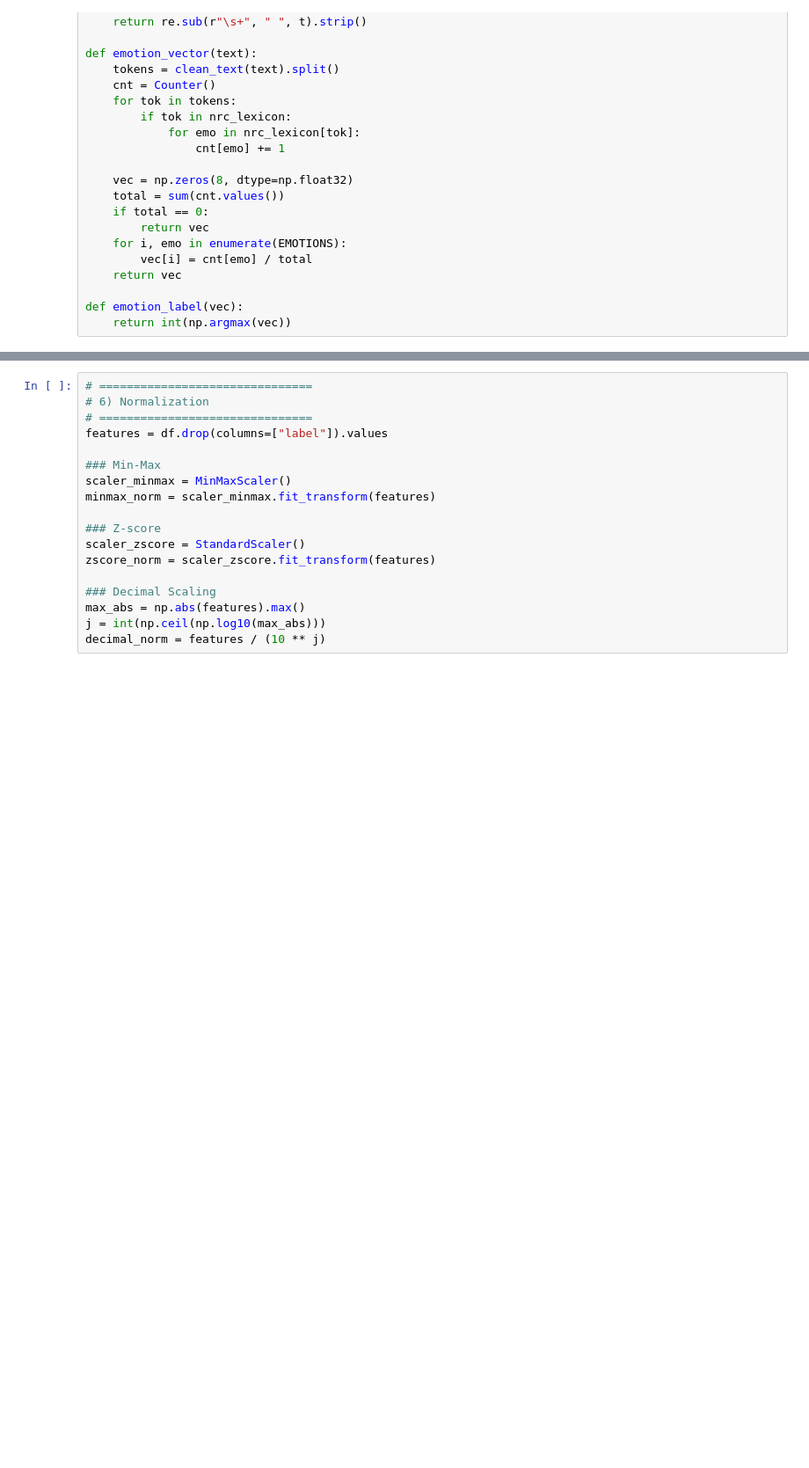
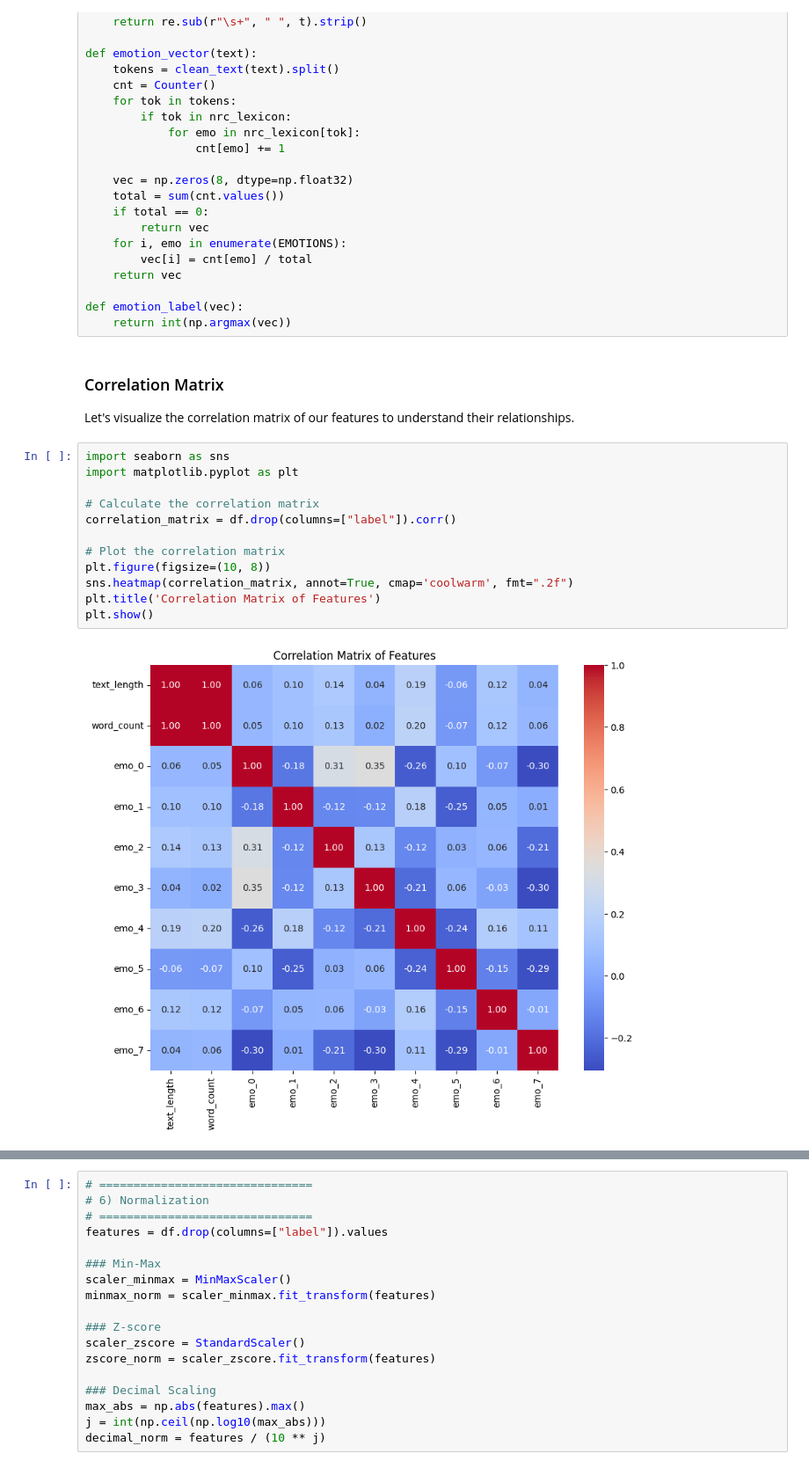
Before and after one commit to REZAKAZAZI00/Assessment_Backend, a Jupyter notebook: pattern.ipynb, the cells around one changed output, grey strips where cells are left out. Shown at 88% size. Saved outputs shown, nothing was run; the diff lists cells and outputs as text; blank space fills up the shorter version.

```diff
--- a/pattern.ipynb
+++ b/pattern.ipynb
@@ -68,6 +72,24 @@ def emotion_vector(text):
 
 def emotion_label(vec):
     return int(np.argmax(vec))
+# %% [markdown]
+### Correlation Matrix
+
+Let's visualize the correlation matrix of our features to understand their relationships.
+# %%
+import seaborn as sns
+import matplotlib.pyplot as plt
+
+# Calculate the correlation matrix
+correlation_matrix = df.drop(columns=["label"]).corr()
+
+# Plot the correlation matrix
+plt.figure(figsize=(10, 8))
+sns.heatmap(correlation_matrix, annot=True, cmap='coolwarm', fmt=".2f")
+plt.title('Correlation Matrix of Features')
+plt.show()
+# %% [output]
+[figure, added]
 # %%
 # ===============================
 # 5) Convert dataset → DataFrame
```
Also changed, not shown: parts of 3 cells of this notebook.
